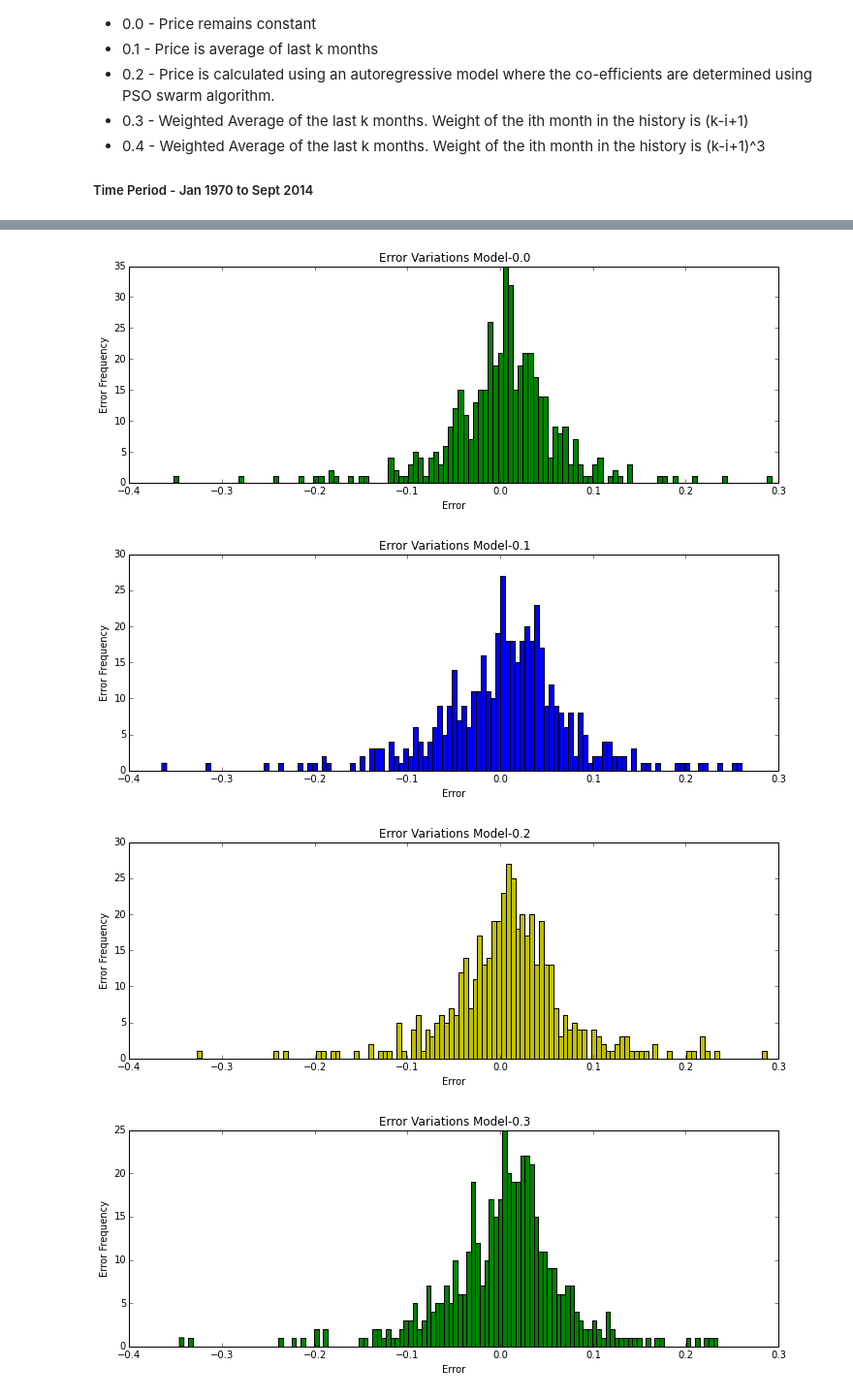
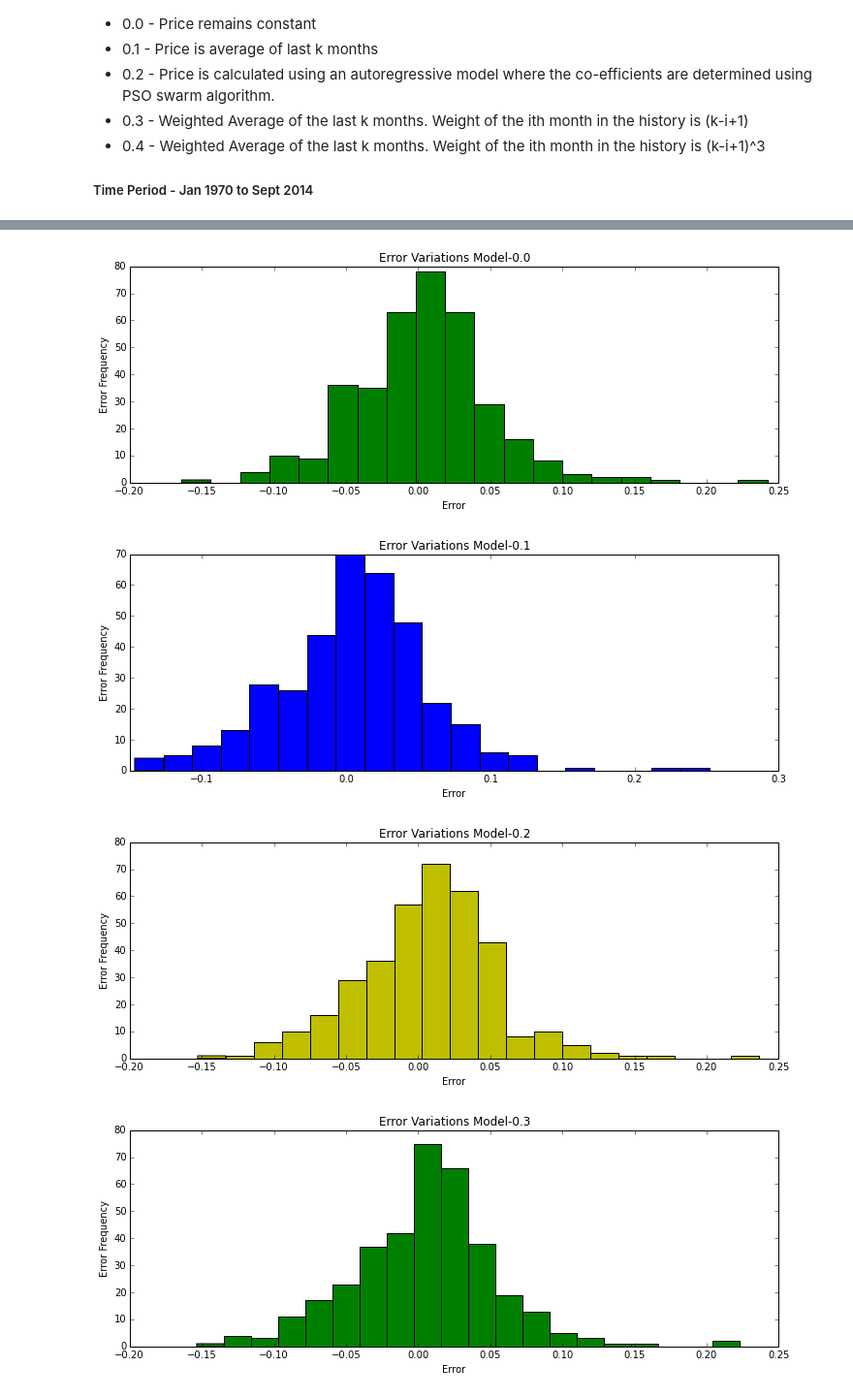
Before and after one commit to Sree-vathsan/CSE591-Data-Science-Project, a Jupyter notebook: baselineModel/bm_gold.ipynb, the cells around one changed output, grey strips where cells are left out. Shown at 97% size. Cells and saved outputs as stored; diff of their text form; code cells hidden in the pictures.

Commit message:
dataframe change,  confidence value added

```diff
--- a/baselineModel/bm_gold.ipynb
+++ b/baselineModel/bm_gold.ipynb
@@ -26,15 +26,21 @@ import datetime
 # %%
 #London Fix Gold Spot Price
 fig, axes = plt.subplots(1, figsize=(24,8))
+'''
 dataGoldFix = pd.read_csv('https://raw.githubusercontent.com/Sree-vathsan/CSE591-Data-Science-Project/master/baselineModel/WGC-GOLD_USD_Monthly_197001_201410.csv')
 #dataGoldFix = pd.read_csv('https://raw.githubusercontent.com/Sree-vathsan/CSE591-Data-Science-Project/master/baselineModel/GOLD_DAILY_1994-10-03_2014-09-30.csv')
 #dataGoldFix = pd.read_csv('https://raw.githubusercontent.com/Sree-vathsan/CSE591-Data-Science-Project/master/baselineModel/GoldPrice_Monthly_199410_201409.csv')
+'''
+#goldDataPath = 'https://raw.githubusercontent.com/Sree-vathsan/CSE591-Data-Science-Project/master/regressionModel/data/GOLD_DAILY_1994-10-03_2014-09-30.csv'
+goldDataPath = 'https://raw.githubusercontent.com/Sree-vathsan/CSE591-Data-Science-Project/master/regressionModel/data/Monthly_30yr/GOLD_Montly_198410_201410.csv'
+dataGoldFix = pd.read_csv(goldDataPath)
+
 n = len(dataGoldFix.index)
 #dataGoldFix['Date'] = pd.to_datetime(dataGoldFix['Date'])
 #dataGoldFix = dataGoldFix.sort(columns='Date')
 #dataGoldFix.plot(x='Date',y='Value')
 x = dataGoldFix['Date']
-y = dataGoldFix['Value']
+y = dataGoldFix['Gold_Value']
 
 
 date=[]
@@ -63,7 +69,7 @@ axes1.set_ylabel('Value')
 axes1.set_xlabel('Date')
 
 
-y= dataGoldFix['Value']
+y= dataGoldFix['Gold_Value']
 pred_y0=np.copy(y)
 pred_y1 = np.copy(y)
 pred_y2= np.copy(y)
@@ -257,25 +309,25 @@ dfMeanSD
 # %%
 #Plot Error Histogram
 def plotErrHist(plotY,xAxesTitle,yAxesTitle,plotTitle,barColor,nBins):
     fig, axes = plt.subplots(1, 1, figsize=(12,4))
     axes.hist(plotY, color=barColor, bins=nBins)
     axes.set_ylabel(yAxesTitle)
     axes.set_xlabel(xAxesTitle)
     axes.set_title(plotTitle)
 
 #fig, axes = plt.subplots(1, 1, figsize=(12,4))
 #axes.hist((new_pred_y0 - y), color='g', bins=120)
 #axes.set_ylabel('Error Frequency')
 #axes.set_xlabel('Error')
 #axes.set_title('Error Variations Model-0.0')
 
-plotErrHist((new_pred_y0 - y)/y,'Error','Error Frequency','Error Variations Model-0.0','g',120)
-plotErrHist((new_pred_y1 - y)/y,'Error','Error Frequency','Error Variations Model-0.1','b',120)
-plotErrHist((new_pred_y2 - y)/y,'Error','Error Frequency','Error Variations Model-0.2','y',120)
-plotErrHist((new_pred_y3 - y)/y,'Error','Error Frequency','Error Variations Model-0.3','g',120)
-plotErrHist((new_pred_y4 - y)/y,'Error','Error Frequency','Error Variations Model-0.4','b',120)
+plotErrHist((new_pred_y0 - y)/y,'Error','Error Frequency','Error Variations Model-0.0','g',20)
+plotErrHist((new_pred_y1 - y)/y,'Error','Error Frequency','Error Variations Model-0.1','b',20)
+plotErrHist((new_pred_y2 - y)/y,'Error','Error Frequency','Error Variations Model-0.2','y',20)
+plotErrHist((new_pred_y3 - y)/y,'Error','Error Frequency','Error Variations Model-0.3','g',20)
+plotErrHist((new_pred_y4 - y)/y,'Error','Error Frequency','Error Variations Model-0.4','b',20)
 # %% [output]
-[figure, old version]
+[figure, new version]
-[figure, old version]
+[figure, new version]
-[figure, old version]
+[figure, new version]
-[figure, old version]
+[figure, new version]
```
Also changed, not shown: parts of 5 cells of this notebook.
